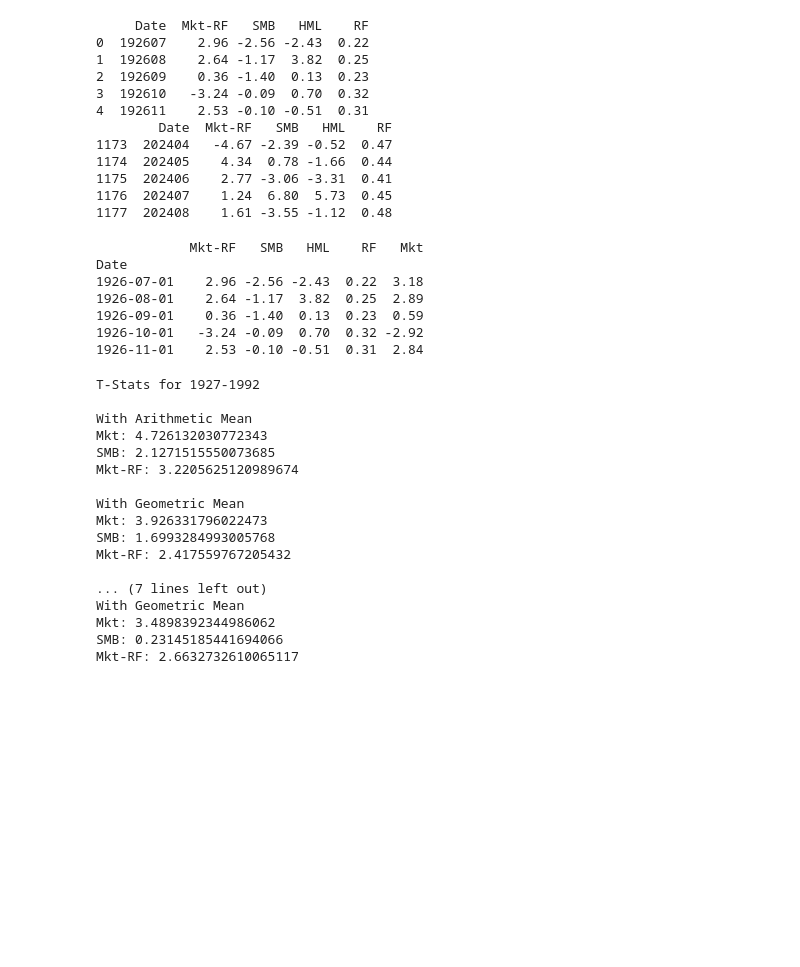
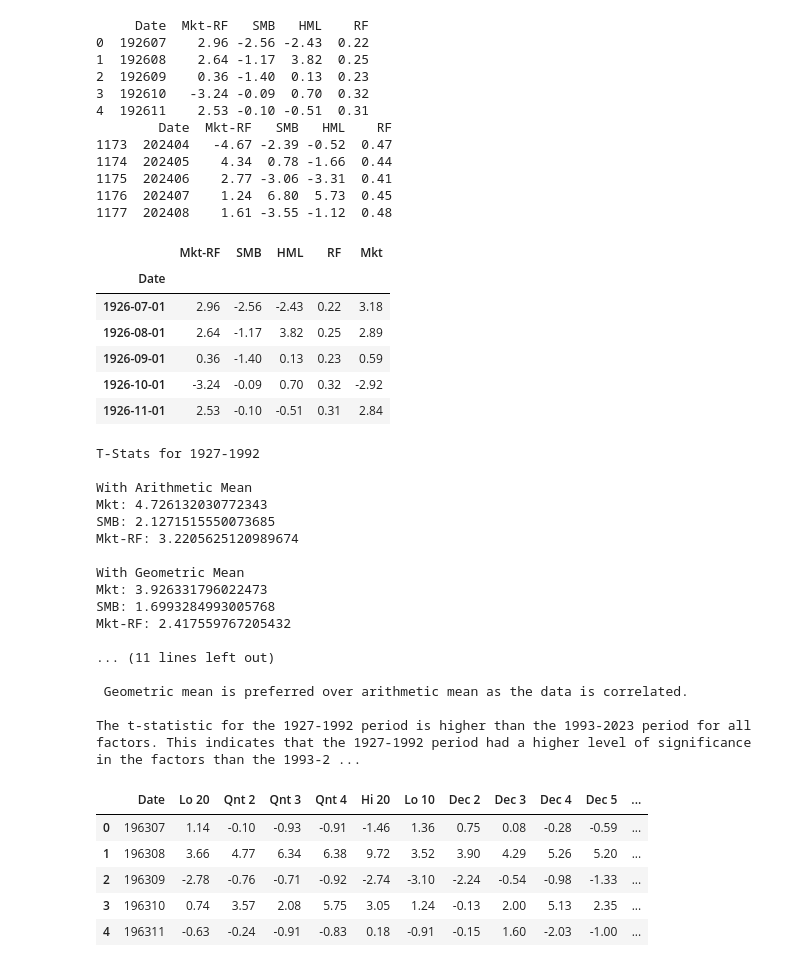
Before and after one commit to KiranReddy0808/FE5108-Portfolio-Theory-and-Investments, a Jupyter notebook: Assignment 3/Assignment3.ipynb, the cells around one changed output. Drawn from its saved outputs; the diff is of its cells as text; code cells hidden in the pictures; blank space fills up the shorter version.

```diff
--- a/Assignment 3/Assignment3.ipynb
+++ b/Assignment 3/Assignment3.ipynb
@@ -27,26 +27,26 @@ print(df.tail())
 1177  202408    1.61 -3.55 -1.12  0.48
 # %%
 # Change the Date column to a datetime object and set it as the index
-df["Date"] = pd.to_datetime(df["Date"], format='%Y%m')
-df.set_index("Date", inplace=True)
+df_factors["Date"] = pd.to_datetime(df_factors["Date"], format='%Y%m')
+df_factors.set_index("Date", inplace=True)
 
 # Add a column for the market returns
-df['Mkt'] = df['Mkt-RF'] + df['RF']
+df_factors['Mkt'] = df_factors['Mkt-RF'] + df_factors['RF']
 
 # Print the first few rows of the modified DataFrame
-print(df.head())
+df_factors.head()
 # %% [output]
-            Mkt-RF   SMB   HML    RF   Mkt
-Date
-1926-07-01    2.96 -2.56 -2.43  0.22  3.18
-1926-08-01    2.64 -1.17  3.82  0.25  2.89
-1926-09-01    0.36 -1.40  0.13  0.23  0.59
-1926-10-01   -3.24 -0.09  0.70  0.32 -2.92
-1926-11-01    2.53 -0.10 -0.51  0.31  2.84
+|  | Mkt-RF | SMB | HML | RF | Mkt |
+| Date |  |  |  |  |  |
+| 1926-07-01 | 2.96 | -2.56 | -2.43 | 0.22 | 3.18 |
+| 1926-08-01 | 2.64 | -1.17 | 3.82 | 0.25 | 2.89 |
+| 1926-09-01 | 0.36 | -1.40 | 0.13 | 0.23 | 0.59 |
+| 1926-10-01 | -3.24 | -0.09 | 0.70 | 0.32 | -2.92 |
+| 1926-11-01 | 2.53 | -0.10 | -0.51 | 0.31 | 2.84 |
 # %%
 # Filter the dataframe for the two time periods
-df_1927_1992 = df.loc['1927-01':'1992-12']
-df_1993_2023 = df.loc['1993-01':'2023-12']
+df_1927_1992 = df_factors.loc['1927-01':'1992-12']
+df_1993_2023 = df_factors.loc['1993-01':'2023-12']
 
 factors = ['Mkt', 'SMB', 'Mkt-RF']
 
@@ -87,6 +87,9 @@ print('\nWith Geometric Mean')
 for key, value in t_stat_1993_2023_gm.items():
     print(f'{key}: {value}')
 
+# https://www.investopedia.com/ask/answers/06/geometricmean.asp
+print('\n Geometric mean is preferred over arithmetic mean as the data is correlated. \n')
+
 
 print("The t-statistic for the 1927-1992 period is higher than the 1993-2023 period for all factors. This indicates that the 1927-1992 period had a higher level of significance in the factors than the 1993-2023 period.")
 # %% [output]
@@ -102,8 +105,20 @@ Mkt: 3.926331796022473
 SMB: 1.6993284993005768
 Mkt-RF: 2.417559767205432
 
-... (7 lines left out)
-With Geometric Mean
-Mkt: 3.4898392344986062
-SMB: 0.23145185441694066
-Mkt-RF: 2.6632732610065117
+... (11 lines left out)
+
+ Geometric mean is preferred over arithmetic mean as the data is correlated.
+
+The t-statistic for the 1927-1992 period is higher than the 1993-2023 period for all factors. This indicates that the 1927-1992 period had a higher level of significance in the factors than the 1993-2 ...
+# %%
+# Read the monthly data CSV into a DataFrame and print the first few rows
+df_returns_beta = pd.read_csv('Portfolios_Formed_on_BETA.csv', skiprows=16, nrows=734, header=None, names=['Date', 'Lo 20', 'Qnt 2', 'Qnt 3', 'Qnt 4', 'Hi 20', 'Lo 10', 'Dec 2', 'Dec 3', 'Dec 4','Dec 5', 'Dec 6', 'Dec 7', 'Dec 8','Dec 9','Hi 10'])
+
+df_returns_beta.head()
+# %% [output]
+|  | Date | Lo 20 | Qnt 2 | Qnt 3 | Qnt 4 | Hi 20 | Lo 10 | Dec 2 | Dec 3 | Dec 4 | Dec 5 | ... |
+| 0 | 196307 | 1.14 | -0.10 | -0.93 | -0.91 | -1.46 | 1.36 | 0.75 | 0.08 | -0.28 | -0.59 | ... |
+| 1 | 196308 | 3.66 | 4.77 | 6.34 | 6.38 | 9.72 | 3.52 | 3.90 | 4.29 | 5.26 | 5.20 | ... |
+| 2 | 196309 | -2.78 | -0.76 | -0.71 | -0.92 | -2.74 | -3.10 | -2.24 | -0.54 | -0.98 | -1.33 | ... |
+| 3 | 196310 | 0.74 | 3.57 | 2.08 | 5.75 | 3.05 | 1.24 | -0.13 | 2.00 | 5.13 | 2.35 | ... |
+| 4 | 196311 | -0.63 | -0.24 | -0.91 | -0.83 | 0.18 | -0.91 | -0.15 | 1.60 | -2.03 | -1.00 | ... |
```
Also changed, not shown: parts of 11 cells of this notebook, 8 other files.
